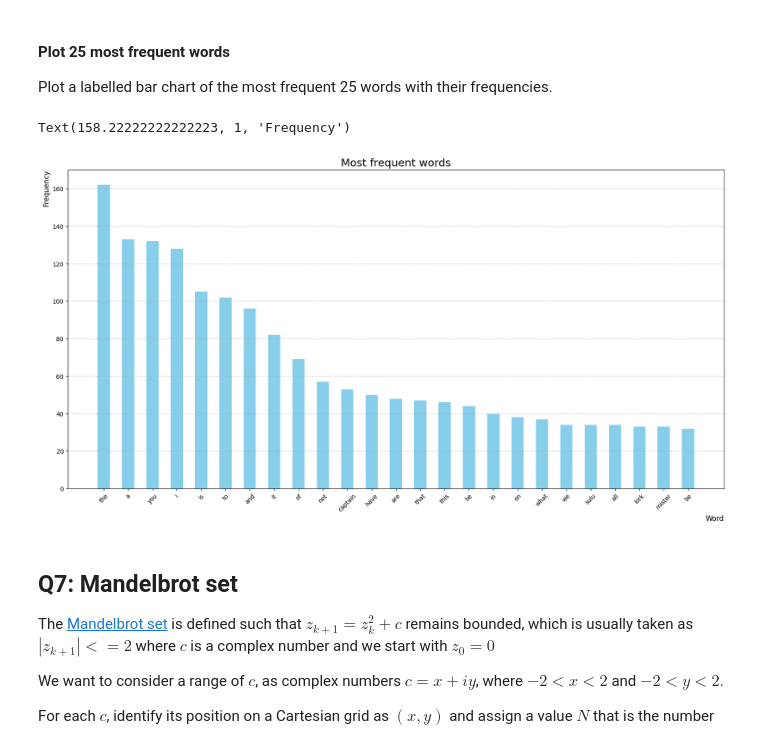
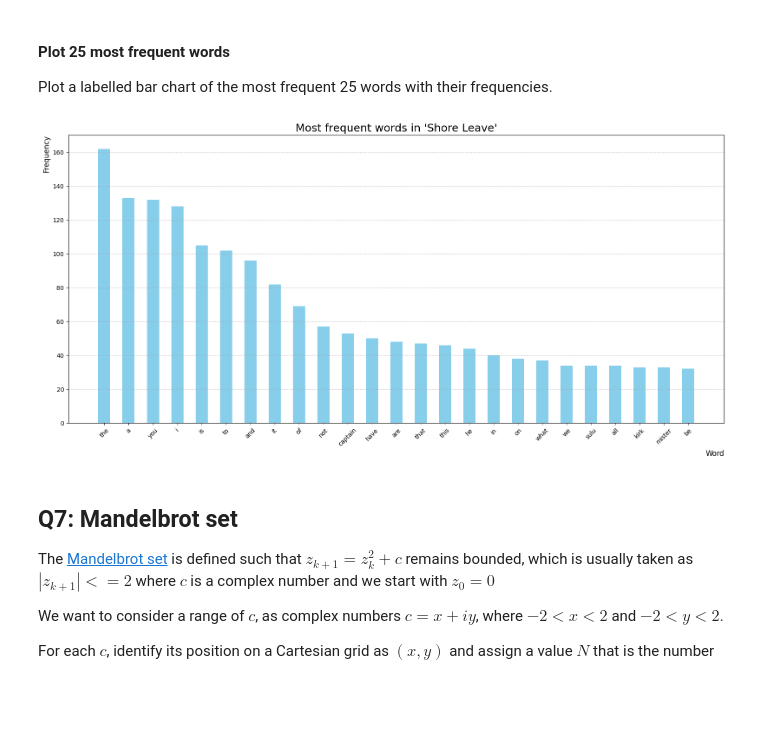
Before and after one commit to MicheleFulghieri/scientificcomputing_bicocca_2025, a Jupyter notebook: lectures/L03_matplotlib.ipynb, the cells around one changed output. Saved outputs shown, nothing was run; the diff lists cells and outputs as text; code cells hidden in the pictures; blank space fills up the shorter version.

```diff
--- a/lectures/L03_matplotlib.ipynb
+++ b/lectures/L03_matplotlib.ipynb
@@ -849,29 +894,33 @@ Plot a labelled bar chart of the most frequent 25 words with their frequencies.
 # %%
 # Labelled bar chart of the most frequent 25 words with their frequencies
 
 # filter the 25 most frequent words in the dictionary
 fword = word.most_common(25)
 #print(fword, type(fword), len(fword))
 
 # seprate the words (the keys) and the frequencies (the values)
 words = [item[0] for item in fword]
 frequency = [item[1] for item in fword]
 
 # bar chart
 fig = plt.figure(figsize=(16,8))    # dimension for a minimum readability
 ax = fig.add_subplot(111)
-ax = plt.bar(words, frequency, width = 0.5, color = 'skyblue')
-plt.tight_layout()   # automatically adjust subplot parameters and ensure that the plots are neatly spaced
-plt.grid(axis = 'y', linestyle = "--", alpha=0.7)    # y grid to improve readability
-plt.xticks(rotation=45)   # rotate the words on the x axis to improve readability
+ax.bar(words, frequency, width = 0.5, color = 'skyblue')
 
 # label
-plt.title("Most frequent words", fontsize = 18)
-plt.xlabel("Word", loc="right", fontsize = 12)
-plt.ylabel("Frequency", loc="top", fontsize = 12)
+ax.set_title("Most frequent words in 'Shore Leave'", fontsize=18)
+ax.set_xlabel("Word", loc="right", fontsize=12)
+ax.set_ylabel("Frequency", loc="top", fontsize=12)
+
+ax.grid(axis='y', linestyle="--", alpha=0.7)    # y grid to improve readability
+plt.xticks(rotation=45)                          # rotate the words on the x axis to improve readability
+
+plt.tight_layout()   # automatically adjust subplot parameters and ensure that the plots are neatly spaced
+
+
+plt.show()
 # %% [output]
-Text(158.22222222222223, 1, 'Frequency')
-[figure, old version]
+[figure, new version]
 # %% [markdown]
 ## Q7: Mandelbrot set
 
```
Also changed, not shown: parts of 21 cells of this notebook, 1 other file.
